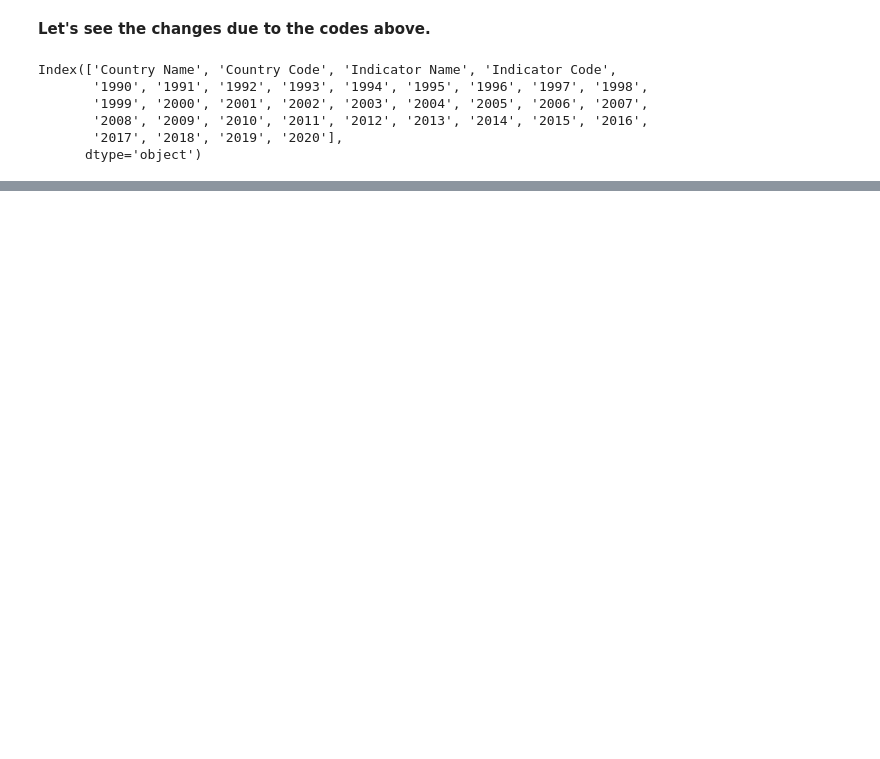
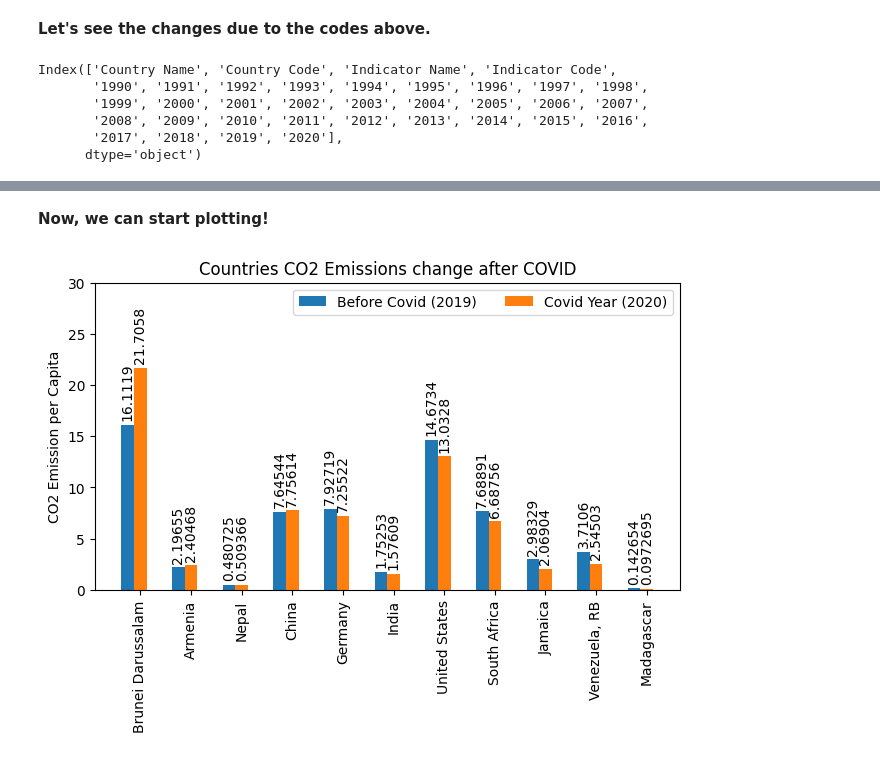
Before and after one commit to BramantyoSB/Project-2-on-Data-Analysis-with-Python, a Jupyter notebook: World CO2 Data.ipynb, the cells around one changed output, grey strips where cells are left out. Cells and saved outputs as stored; diff of their text form; code cells hidden in the pictures; blank space fills up the shorter version.

```diff
--- a/World CO2 Data.ipynb
+++ b/World CO2 Data.ipynb
@@ -119,0 +427,13 @@ Index(['Country Name', 'Country Code', 'Indicator Name', 'Indicator Code',
+# %%
+import numpy as np
+
+selected_countries = ['United States', 'India', 'China', 'Germany', 'South Africa']
+
+# Filter data for specific countries and sort them based on Percentage Difference
+giant_economies = df_with_percentage_difference[df_with_percentage_difference['Country Name'].isin(selected_countries)]
+giant_economies = giant_economies.sort_values(by='Percentage Difference', ascending=False)
+
+# Combine top 3, bottom 3, and specific countries
+combined_df = pd.concat([top3_perc_diff, giant_economies, bot3_perc_diff])
+
+combined_df
@@ -119,0 +455,8 @@ Index(['Country Name', 'Country Code', 'Indicator Name', 'Indicator Code',
+# %%
+# Keep the columns...
+columns_to_keep = ['Before Covid (2019)', 'Covid Year (2020)']
+
+# Drop columns not in 'columns_to_keep'
+combined_df_filtered = combined_df[columns_to_keep]
+
+combined_df_filtered
@@ -119,0 +476,28 @@ Index(['Country Name', 'Country Code', 'Indicator Name', 'Indicator Code',
+# %% [markdown]
+__Now, we can start plotting!__
+# %%
+x = np.arange(len(combined_df['Country Name']))
+width = 0.25
+multiplier = 0
+
+fig, ax = plt.subplots(layout='constrained')
+
+for year, val in combined_df_filtered.items():
+    offset = width * multiplier
+    rects = ax.bar(x + offset, val, width, label=year)
+    ax.bar_label(rects, padding=3, rotation=90)
+    multiplier += 1
+
+ax.set_ylabel('CO2 Emission per Capita')
+ax.set_title('Countries CO2 Emissions change after COVID')
+ax.set_xticks(x + width, combined_df['Country Name'])
+ax.legend(loc='upper right', ncols=len(combined_df['Country Name']))
+ax.set_ylim(0, 30)
+
+# Rotate the x-axis labels diagonally
+for tick in ax.get_xticklabels():
+    tick.set_rotation(90)
+
+plt.show()
+# %% [output]
+[figure, added]
```
Also changed, not shown: parts of 42 cells of this notebook.
